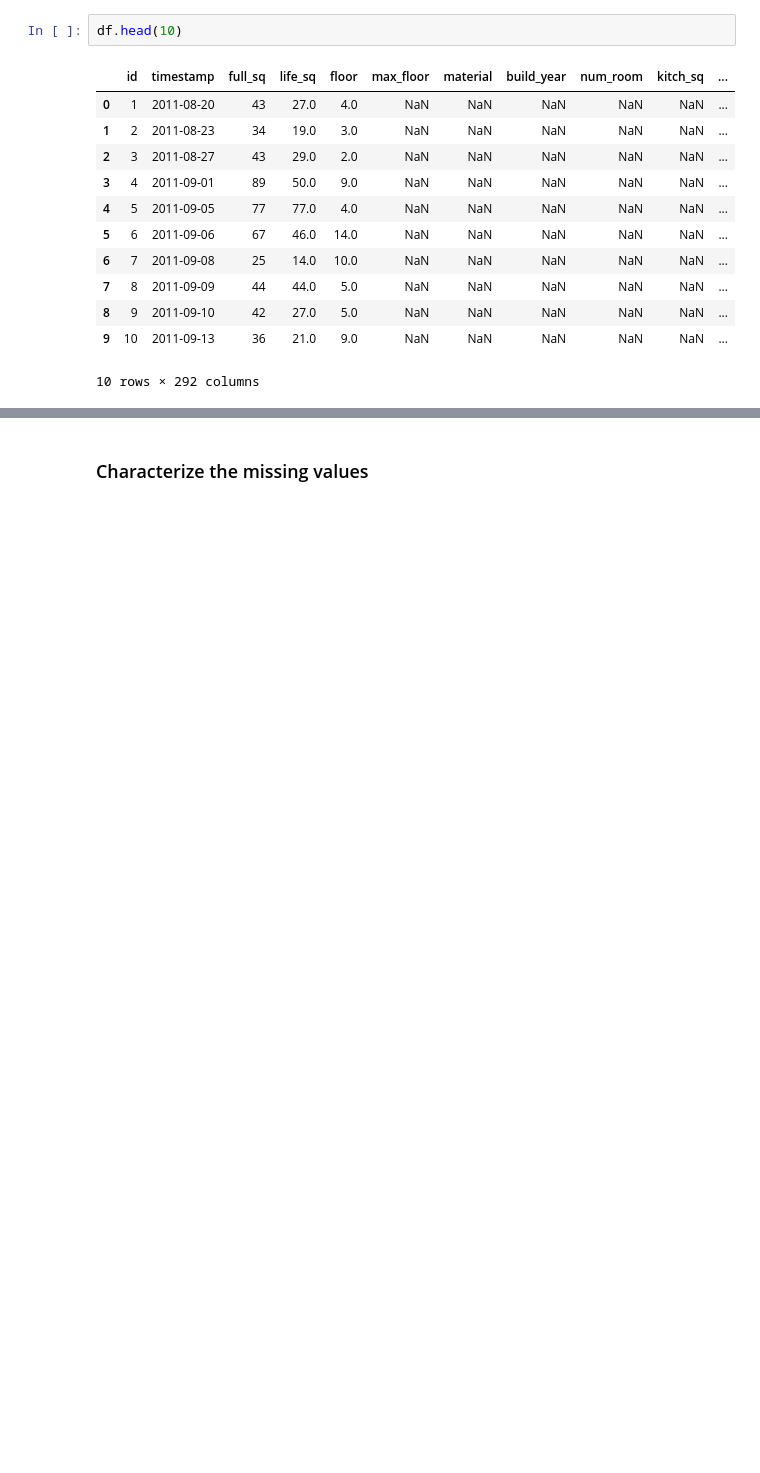
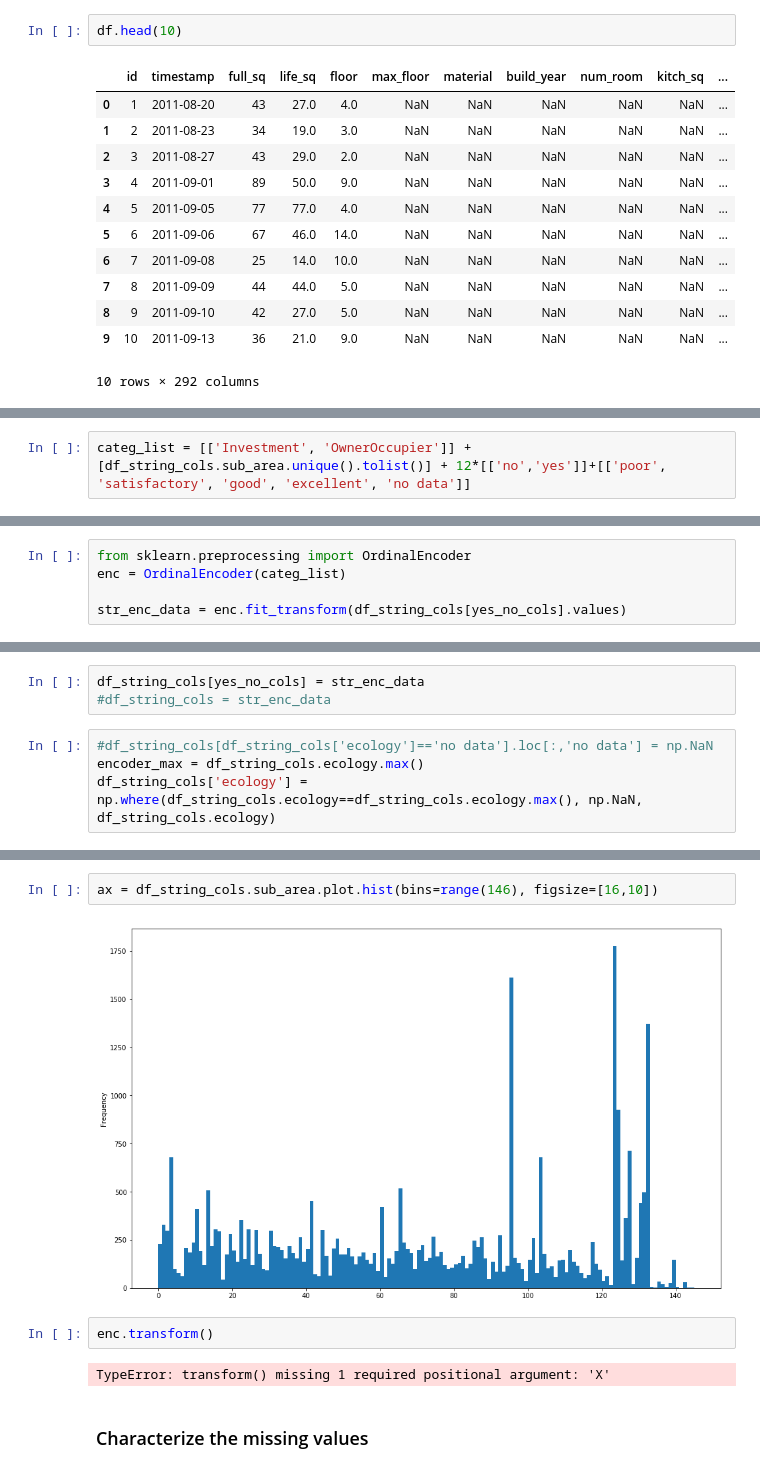
Before and after one commit to m-salewski/data-modeling-protocol, a Jupyter notebook: notebooks/modeling/sberbank_russian_housing__0order_explore.ipynb, the cells around one changed output, grey strips where cells are left out. Cells and saved outputs as stored; diff of their text form; blank space fills up the shorter version.

Commit message:
Encode the categorial features

```diff
--- a/notebooks/modeling/sberbank_russian_housing__0order_explore.ipynb
+++ b/notebooks/modeling/sberbank_russian_housing__0order_explore.ipynb
@@ -74,0 +159,2 @@ df.head(10)
+# %%
+categ_list = [['Investment', 'OwnerOccupier']] + [df_string_cols.sub_area.unique().tolist()] + 12*[['no','yes']]+[['poor', 'satisfactory', 'good', 'excellent', 'no data']]
@@ -74,0 +167,5 @@ df.head(10)
+# %%
+from sklearn.preprocessing import OrdinalEncoder
+enc = OrdinalEncoder(categ_list)
+
+str_enc_data = enc.fit_transform(df_string_cols[yes_no_cols].values)
@@ -74,0 +192,7 @@ df.head(10)
+# %%
+df_string_cols[yes_no_cols] = str_enc_data
+#df_string_cols = str_enc_data
+# %%
+#df_string_cols[df_string_cols['ecology']=='no data'].loc[:,'no data'] = np.NaN
+encoder_max = df_string_cols.ecology.max()
+df_string_cols['ecology'] = np.where(df_string_cols.ecology==df_string_cols.ecology.max(), np.NaN, df_string_cols.ecology)
@@ -75,2 +225,10 @@ df.head(10)
+# %%
+ax = df_string_cols.sub_area.plot.hist(bins=range(146), figsize=[16,10])
+# %% [output]
+[figure, added]
+# %%
+enc.transform()
+# %% [output]
+TypeError: transform() missing 1 required positional argument: 'X'
 # %% [markdown]
 ### Characterize the missing values
```
Also changed, not shown: parts of 25 cells of this notebook, 1 other file.
